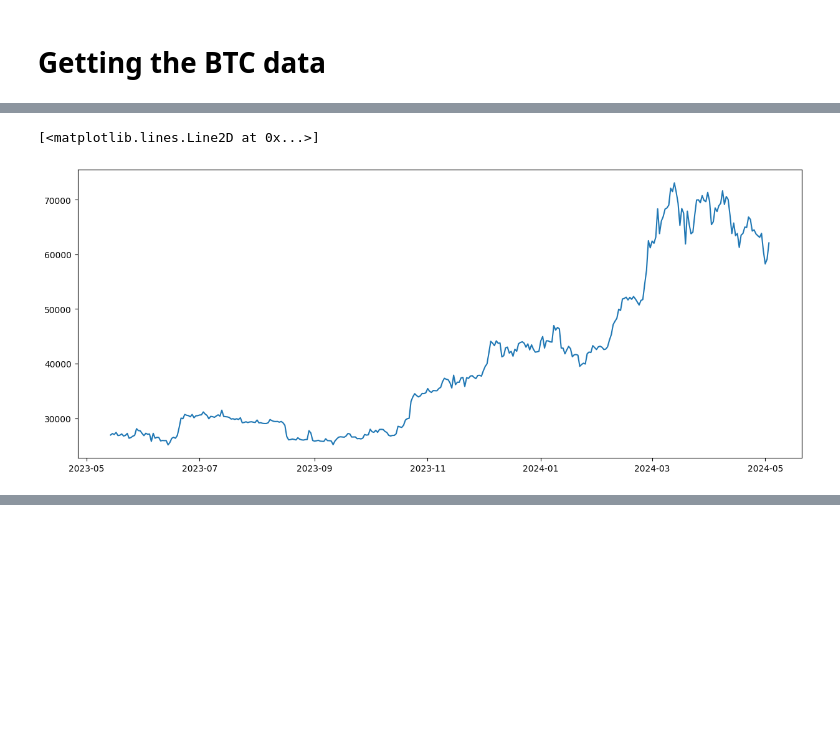
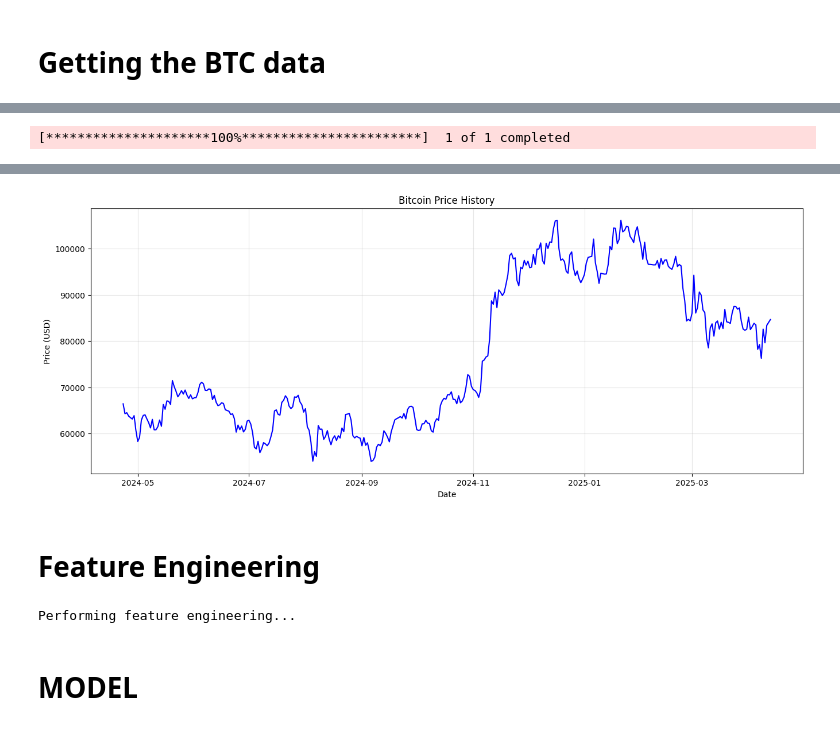
Before and after one commit to anandvardhan09/Bitcoin_Price_Predictor, a Jupyter notebook: BTC_Price_predictor.ipynb, the cells around one changed output, grey strips where cells are left out. Saved outputs shown, nothing was run; the diff lists cells and outputs as text; code cells hidden in the pictures; blank space fills up the shorter version.

```diff
--- a/BTC_Price_predictor.ipynb
+++ b/BTC_Price_predictor.ipynb
@@ -84,6 +27,28 @@ bitcoin_data
-# %%
-plt.figure(figsize=(15, 6))
-plt.plot(bitcoin_data.index, bitcoin_data['Close'])
-# %% [output]
-[<matplotlib.lines.Line2D at 0x...>]
-[figure, removed]
+# %%
+# Function to calculate RSI (before we use it)
+def calculate_rsi(prices, window=14):
+    delta = prices.diff()
+    gain = delta.clip(lower=0)
+    loss = -delta.clip(upper=0)
+
+    avg_gain = gain.rolling(window=window).mean()
+    avg_loss = loss.rolling(window=window).mean()
+
+    rs = avg_gain / avg_loss
+    rsi = 100 - (100 / (1 + rs))
+    return rsi
+
+# Download Bitcoin data
+print("Downloading Bitcoin data...")
+bitcoin_data = yf.download(ticker_symbol, period=period, interval=interval)
+
+# Visualize the raw data
+plt.figure(figsize=(16, 6))
+plt.plot(bitcoin_data.index, bitcoin_data['Close'], color='blue')
+plt.title('Bitcoin Price History')
+plt.xlabel('Date')
+plt.ylabel('Price (USD)')
+plt.grid(True, alpha=0.3)
+plt.show()
+# %% [output]
+[*********************100%***********************]  1 of 1 completed
@@ -89,0 +56,34 @@ plt.plot(bitcoin_data.index, bitcoin_data['Close'])
+[figure, added]
+# %% [markdown]
+# Feature Engineering
+# %%
+print("Performing feature engineering...")
+bitcoin_data['Returns'] = bitcoin_data['Close'].pct_change()
+bitcoin_data['MA7'] = bitcoin_data['Close'].rolling(window=7).mean()
+bitcoin_data['MA30'] = bitcoin_data['Close'].rolling(window=30).mean()
+bitcoin_data['Volatility'] = bitcoin_data['Returns'].rolling(window=7).std()
+bitcoin_data['RSI'] = calculate_rsi(bitcoin_data['Close'], 14)
+bitcoin_data.dropna(inplace=True)
+
+# Prepare data for modeling
+def prepare_data_for_lstm(df, feature_columns, target_column, look_back=10):
+    df_features = df[feature_columns].values
+    df_target = df[target_column].values
+
+    scaler_X = MinMaxScaler(feature_range=(0, 1))
+    scaler_y = MinMaxScaler(feature_range=(0, 1))
+
+    df_features_scaled = scaler_X.fit_transform(df_features)
+    df_target_scaled = scaler_y.fit_transform(df_target.reshape(-1, 1))
+
+    X, y = [], []
+    for i in range(look_back, len(df_features_scaled)):
+        X.append(df_features_scaled[i-look_back:i])
+        y.append(df_target_scaled[i])
+
+    X, y = np.array(X), np.array(y)
+    return X, y, scaler_X, scaler_y
+# %% [output]
+Performing feature engineering...
+# %% [markdown]
+# **MODEL**
```
Also changed, not shown: parts of 12 cells of this notebook.
